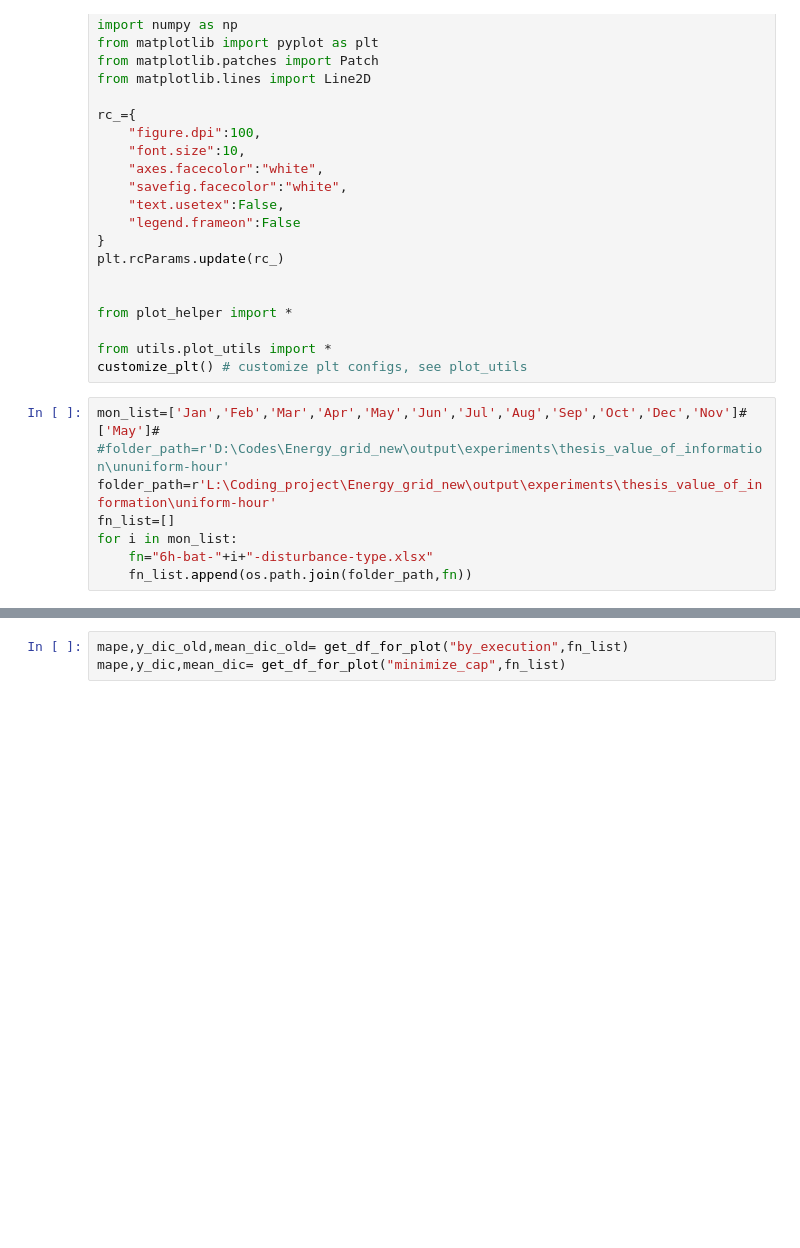
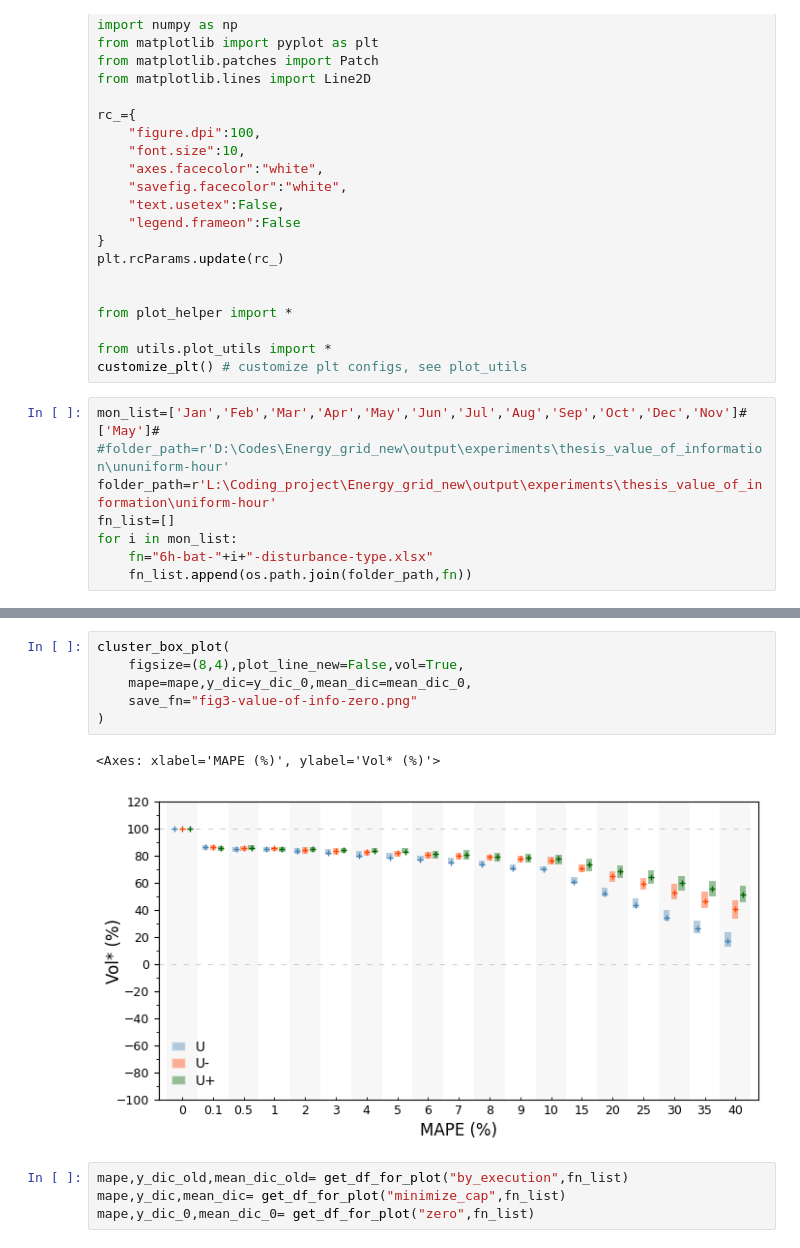
Before and after one commit to AarenLee07/Microgrid-Optimizer, a Jupyter notebook: paper_working/fig3-Value-of-info2.ipynb, the cells around one changed output, grey strips where cells are left out. Drawn from its saved outputs; the diff is of its cells as text; blank space fills up the shorter version.

```diff
--- a/paper_working/fig3-Value-of-info2.ipynb
+++ b/paper_working/fig3-Value-of-info2.ipynb
@@ -74,6 +54,16 @@ cluster_box_plot(
+# %%
+cluster_box_plot(
+    figsize=(8,4),plot_line_new=False,vol=True,
+    mape=mape,y_dic=y_dic_0,mean_dic=mean_dic_0,
+    save_fn="fig3-value-of-info-zero.png"
+)
+# %% [output]
+<Axes: xlabel='MAPE (%)', ylabel='Vol* (%)'>
+[figure, added]
 # %%
 mape,y_dic_old,mean_dic_old= get_df_for_plot("by_execution",fn_list)
 mape,y_dic,mean_dic= get_df_for_plot("minimize_cap",fn_list)
+mape,y_dic_0,mean_dic_0= get_df_for_plot("zero",fn_list)
 # %%
 cluster_box_plot(
     figsize=(8,4),plot_line_new=False,
```
Also changed, not shown: parts of 6 cells of this notebook, 19 other files.
